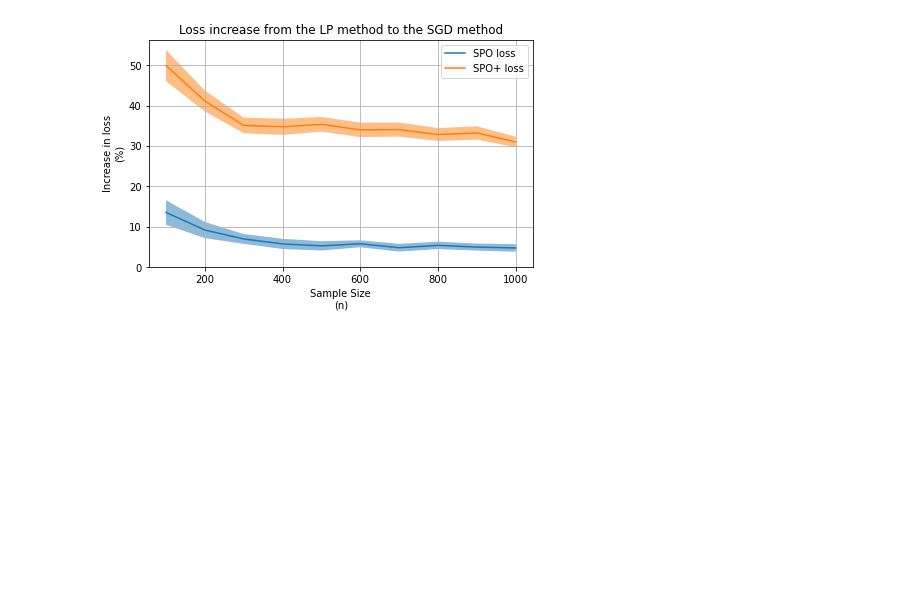
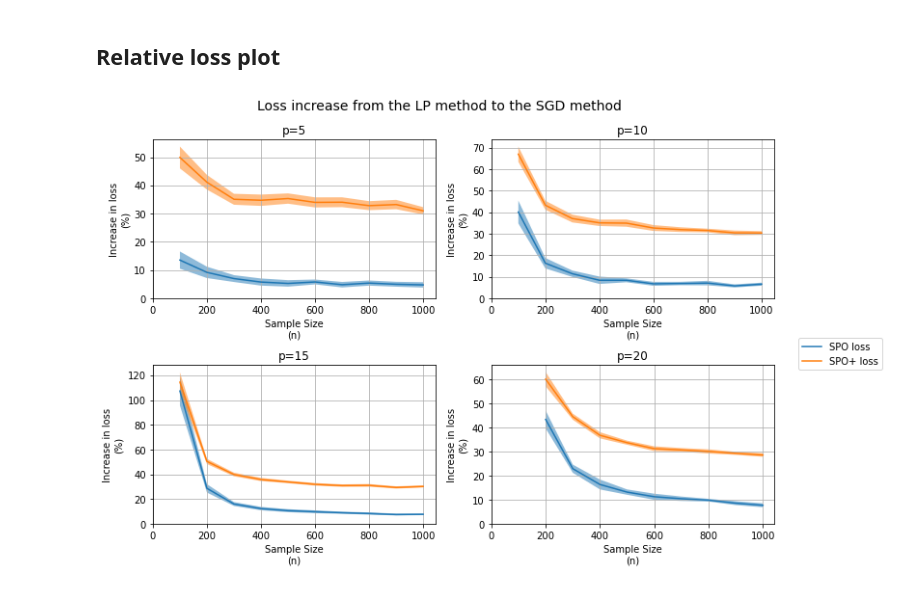
Before and after one commit to michaelzcjia/smart_predict_optimize, a Jupyter notebook: ResultsAnalysis.ipynb, the cells around one changed output. Saved outputs shown, nothing was run; the diff lists cells and outputs as text; code cells hidden in the pictures; blank space fills up the shorter version.

Commit message:
reorganize plots

```diff
--- a/ResultsAnalysis.ipynb
+++ b/ResultsAnalysis.ipynb
@@ -6,9 +6,6 @@ import matplotlib.pyplot as plt
 import pandas as pd
 import pickle
 # %%
-pval=5
 resultsfull = pickle.load(open('SPOresultsAllVars.pkl','rb')).unstack().stack(0).droplevel(['grid_dim'])
-results=resultsfull[(resultsfull.reset_index()['p']==pval).values].droplevel(['p']).copy()
+resultsfull['SPO diff'] = 100*(resultsfull['SPO_loss_SGD'] - resultsfull['SPO_loss_direct'])/resultsfull['SPO_loss_direct']
+resultsfull['SPO+ diff'] = 100*(resultsfull['SPO_plus_loss_SGD'] - resultsfull['SPO_plus_loss_direct'])/resultsfull['SPO_plus_loss_direct']
-# %%
-results['SPO diff'] = 100*(results['SPO_loss_SGD'] - results['SPO_loss_direct'])/results['SPO_loss_direct']
-results['SPO+ diff'] = 100*(results['SPO_plus_loss_SGD'] - results['SPO_plus_loss_direct'])/results['SPO_plus_loss_direct']
@@ -22,19 +12,39 @@ lossUB = lossmeans + 1.96 * lossSD / np.sqrt(30) #95% confidence interval for th
+# %% [markdown]
+## Relative loss plot
 # %%
-plt.plot(lossmeans.index,lossmeans['SPO diff'], label='SPO loss')
-plt.fill_between(lossmeans.index,lossLB['SPO diff'],lossUB['SPO diff'], alpha=0.5)
+fig, axes = plt.subplots(2,2, figsize=(10,7))
 
-plt.plot(lossmeans.index,lossmeans['SPO+ diff'], label='SPO+ loss')
-plt.fill_between(lossmeans.index,lossLB['SPO+ diff'],lossUB['SPO+ diff'], alpha=0.5)
-#plt.axhline(0, c='k')
-plt.ylim(0)
-plt.legend()
-plt.xlabel('Sample Size\n(n)')
-plt.ylabel('Increase in loss\n(%)')
+pvals=[5,10,15,20]
+for i,pval in enumerate(pvals):
+    results=resultsfull[(resultsfull.reset_index()['p']==pval).values].droplevel(['p']).copy()
 
-plt.title('Loss increase from the LP method to the SGD method')
-plt.tight_layout(pad=0.1)
-plt.grid()
+    lossdiffs = results[['SPO diff','SPO+ diff']]
+    if pval==20:
+        lossdiffs=lossdiffs[(lossdiffs.reset_index()['n']>100).values]
+    lossmeans = lossdiffs.groupby('n').mean()
+    lossSD = lossdiffs.groupby('n').std()
+    lossLB = lossmeans - 1.96 * lossSD / np.sqrt(30) #95% confidence interval for the mean
+    lossUB = lossmeans + 1.96 * lossSD / np.sqrt(30) #95% confidence interval for the mean
 
-plt.savefig('LossComparison.png')
+
+    ax=axes[i//2,i%2]
+
+    ax.plot(lossmeans.index,lossmeans['SPO diff'], label='SPO loss')
+    ax.fill_between(lossmeans.index,lossLB['SPO diff'],lossUB['SPO diff'], alpha=0.5)
+
+    ax.plot(lossmeans.index,lossmeans['SPO+ diff'], label='SPO+ loss')
+    ax.fill_between(lossmeans.index,lossLB['SPO+ diff'],lossUB['SPO+ diff'], alpha=0.5)
+
+    ax.set_ylim(0)
+    ax.set_xlim(0)
+    ax.set_xlabel('Sample Size\n(n)')
+    ax.set_ylabel('Increase in loss\n(%)')
+
+    ax.set_title(f'p={pval}')
+    ax.grid()
+fig.suptitle('Loss increase from the LP method to the SGD method', fontsize=14)
+plt.tight_layout()
+plt.legend(bbox_to_anchor=(1.4,1.2))
+plt.savefig('Plots/RelativeLoss.png')
 # %% [output]
-[figure, old version]
+[figure, new version]
```
Also changed, not shown: parts of 9 cells of this notebook, 6 other files.
